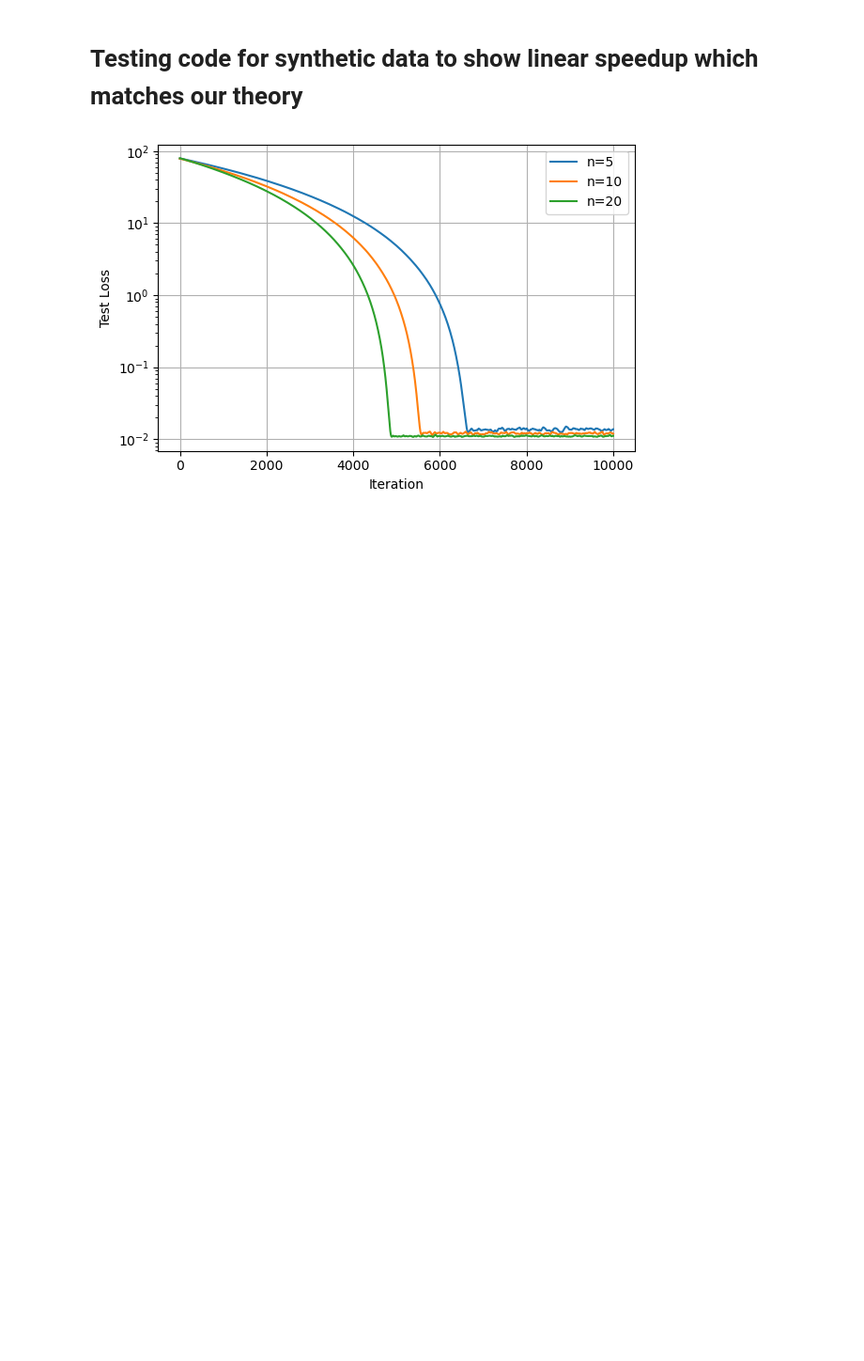
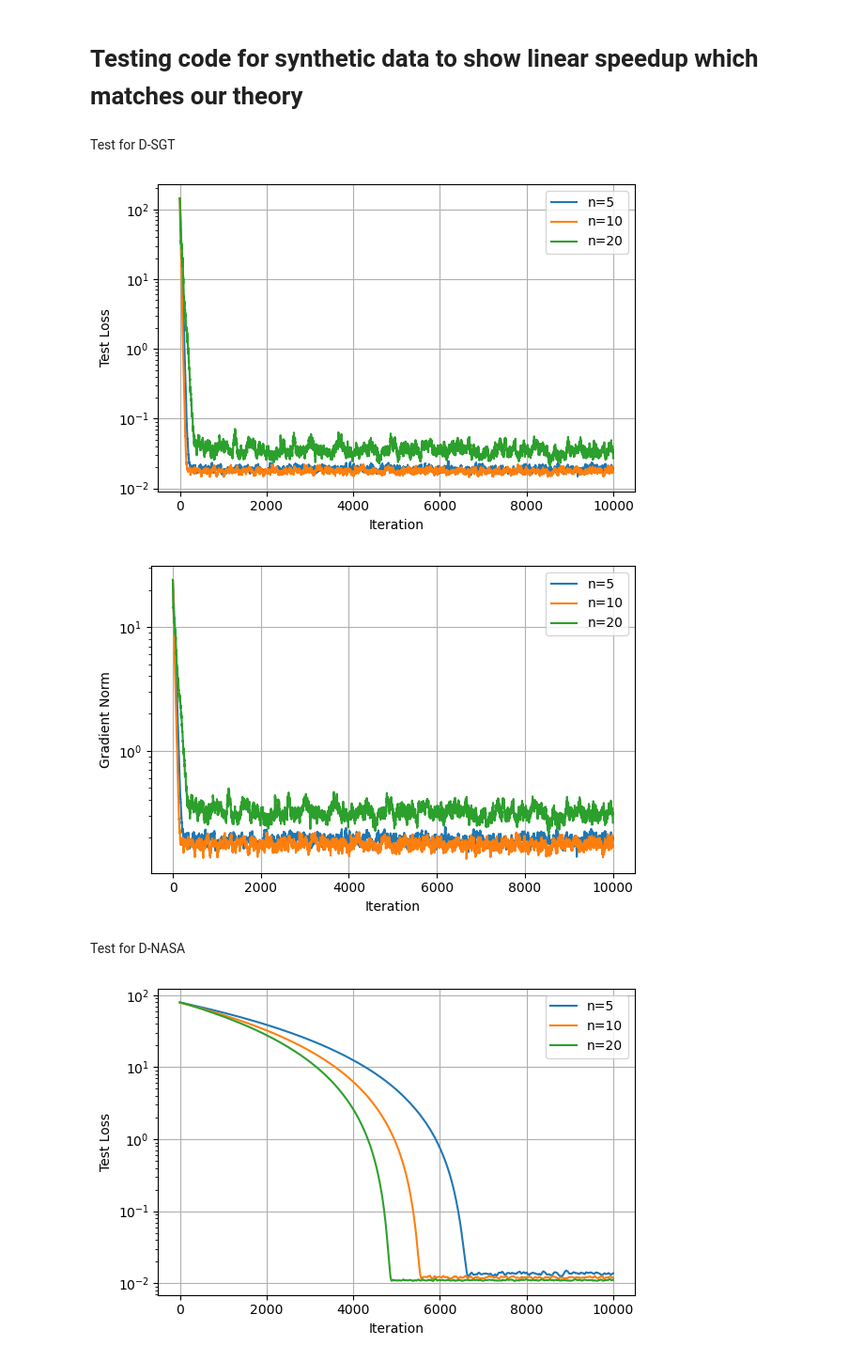
Before and after one commit to JasonJiaxiangLi/decen_mpi4py, a Jupyter notebook: synthetic_linear_speedup.ipynb, the cells around one changed output. Shown at 94% size. Cells and saved outputs as stored; diff of their text form; code cells hidden in the pictures; blank space fills up the shorter version.

```diff
--- a/synthetic_linear_speedup.ipynb
+++ b/synthetic_linear_speedup.ipynb
@@ -80,3 +80,5 @@ beta[indices] = torch.normal(mean=0, std=1, size=(sparsity_num, ))
 data_test, labels_test = streaming_data(beta, num_of_nodes, dimension, 10000, noise_rate)
 # torch.normal(mean=0, std=1, size=(100000, dimension))
 # labels_test = g(data_test @ beta) + noise_rate * torch.normal(mean=0, std=1, size=(100000,))
+# %% [markdown]
+Test for D-SGT
@@ -83,3 +152,31 @@ data_test, labels_test = streaming_data(beta, num_of_nodes, dimension, 10000, no
+# %%
+fig, ax = plt.subplots(figsize=(6, 4), tight_layout=True)
+plt.xlabel('Iteration')
+ax.set_ylabel('Test Loss')
+ax.set_yscale('log')
+for i, loss in enumerate(loss_list):
+    plt.plot(loss, label='n={}'.format(node_num_list[i]))
+plt.legend()
+plt.grid()
+plt.savefig("plots/DSGT_linear_speedup_loss_constant.pdf")
+plt.show()
+
+
+fig, ax = plt.subplots(figsize=(6, 4), tight_layout=True)
+plt.xlabel('Iteration')
+ax.set_ylabel('Gradient Norm')
+ax.set_yscale('log')
+for i, gm in enumerate(gm_list):
+    plt.plot(gm, label='n={}'.format(node_num_list[i]))
+plt.legend()
+plt.grid()
+plt.savefig("plots/DSGT_linear_speedup_norm_constant.pdf")
+plt.show()
+# %% [output]
+[figure, added]
+[figure, added]
+# %% [markdown]
+Test for D-NASA
 # %%
 # linear speedup experiments for online setting
 node_num_list = [5,10,20]
```
Also changed, not shown: parts of 1 cell of this notebook, 11 other files.
